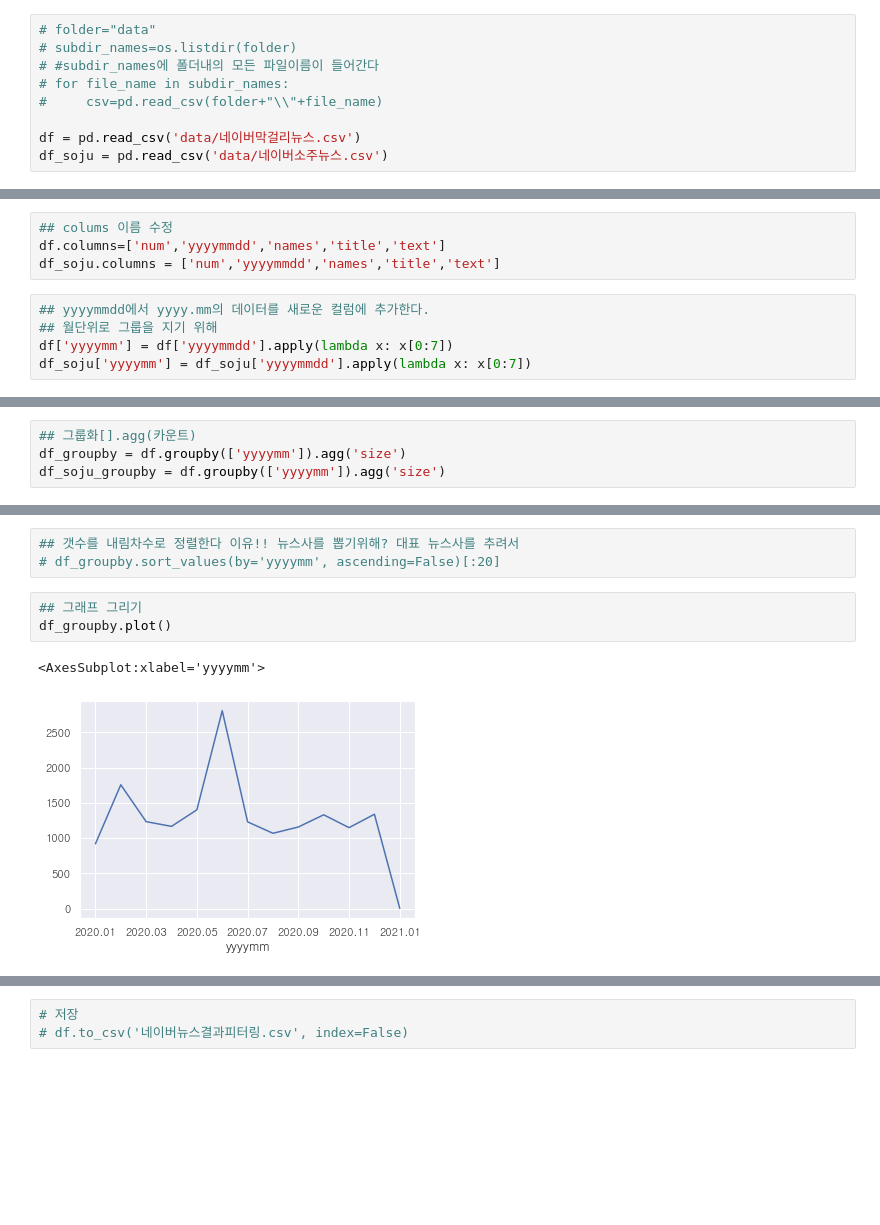
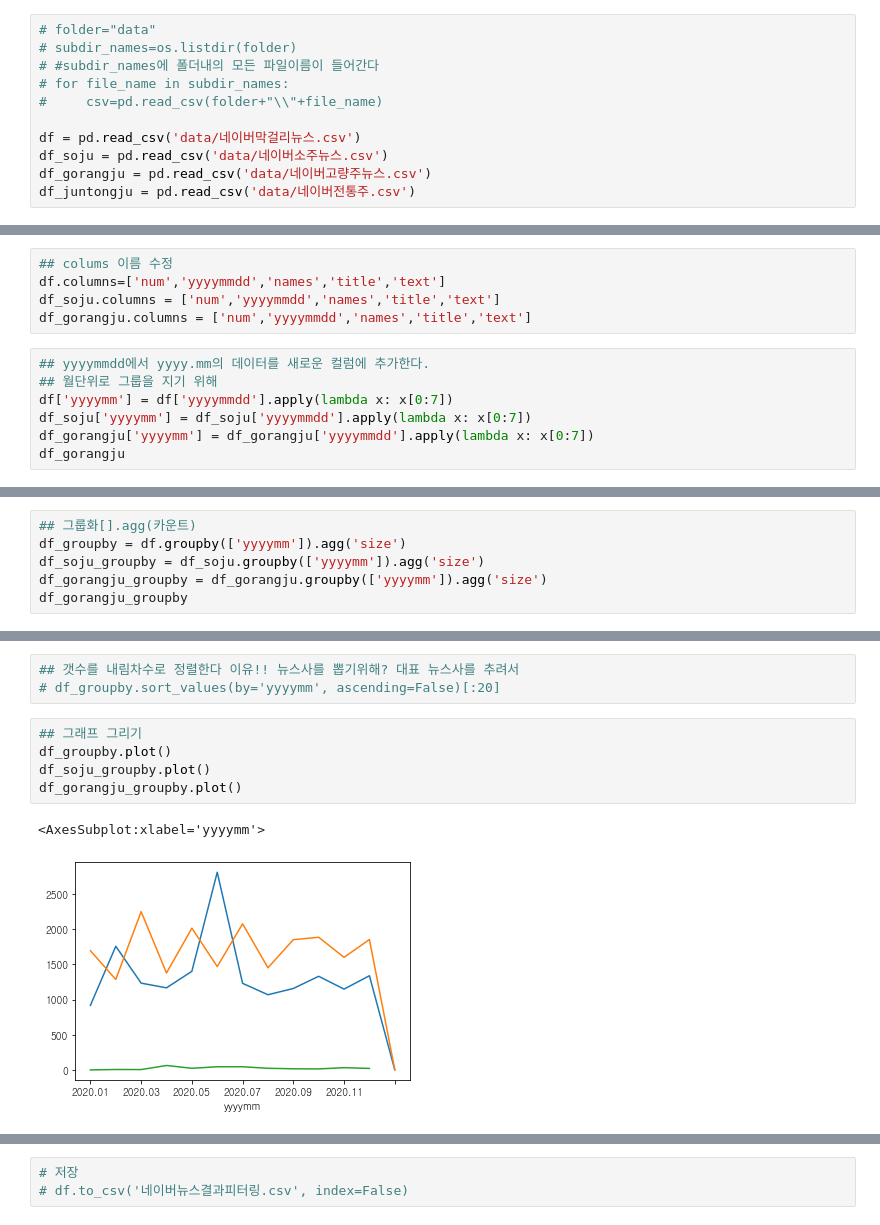
Before and after one commit to BitcampPandamouse/project, a Jupyter notebook: Naver_News_Project/NaverNews_Data_Plot.ipynb, the cells around one changed output, grey strips where cells are left out. Cells and saved outputs as stored; diff of their text form; blank space fills up the shorter version.

```diff
--- a/Naver_News_Project/NaverNews_Data_Plot.ipynb
+++ b/Naver_News_Project/NaverNews_Data_Plot.ipynb
@@ -24,6 +27,8 @@ plt.rcParams['font.family']='gulim'
 
 df = pd.read_csv('data/네이버막걸리뉴스.csv')
 df_soju = pd.read_csv('data/네이버소주뉴스.csv')
+df_gorangju = pd.read_csv('data/네이버고량주뉴스.csv')
+df_juntongju = pd.read_csv('data/네이버전통주.csv')
 # %%
 df_soju
 # %% [output]
@@ -47,8 +52,11 @@ df = df.drop_duplicates(subset=None,keep='first',inplace=False)
 ## colums 이름 수정
 df.columns=['num','yyyymmdd','names','title','text']
 df_soju.columns = ['num','yyyymmdd','names','title','text']
+df_gorangju.columns = ['num','yyyymmdd','names','title','text']
 # %%
 ## yyyymmdd에서 yyyy.mm의 데이터를 새로운 컬럼에 추가한다.
 ## 월단위로 그룹을 지기 위해
 df['yyyymm'] = df['yyyymmdd'].apply(lambda x: x[0:7])
 df_soju['yyyymm'] = df_soju['yyyymmdd'].apply(lambda x: x[0:7])
+df_gorangju['yyyymm'] = df_gorangju['yyyymmdd'].apply(lambda x: x[0:7])
+df_gorangju
@@ -55,4 +77,6 @@ df_soju['yyyymm'] = df_soju['yyyymmdd'].apply(lambda x: x[0:7])
 # %%
 ## 그룹화[].agg(카운트)
 df_groupby = df.groupby(['yyyymm']).agg('size')
-df_soju_groupby = df.groupby(['yyyymm']).agg('size')
+df_soju_groupby = df_soju.groupby(['yyyymm']).agg('size')
+df_gorangju_groupby = df_gorangju.groupby(['yyyymm']).agg('size')
+df_gorangju_groupby
@@ -62,6 +101,8 @@ df_soju_groupby = df.groupby(['yyyymm']).agg('size')
 # %%
 ## 그래프 그리기
 df_groupby.plot()
+df_soju_groupby.plot()
+df_gorangju_groupby.plot()
 # %% [output]
 <AxesSubplot:xlabel='yyyymm'>
-[figure, old version]
+[figure, new version]
```
Also changed, not shown: parts of 6 cells of this notebook, 2 other files.
